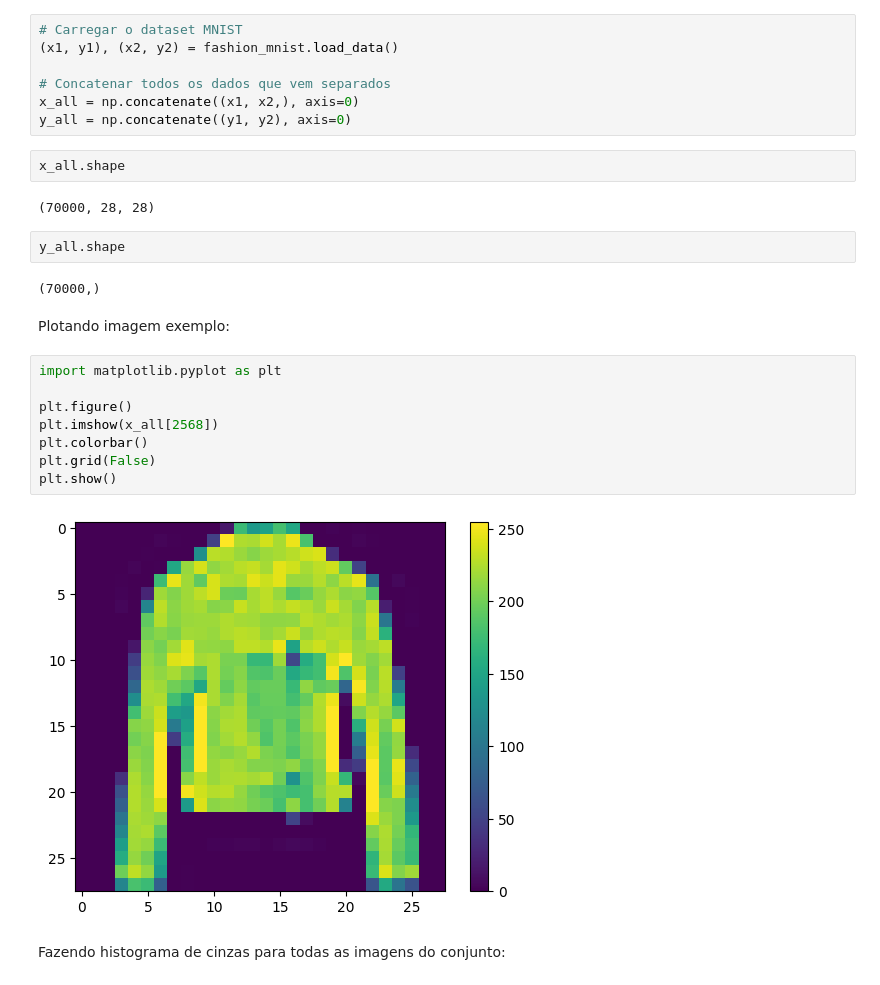
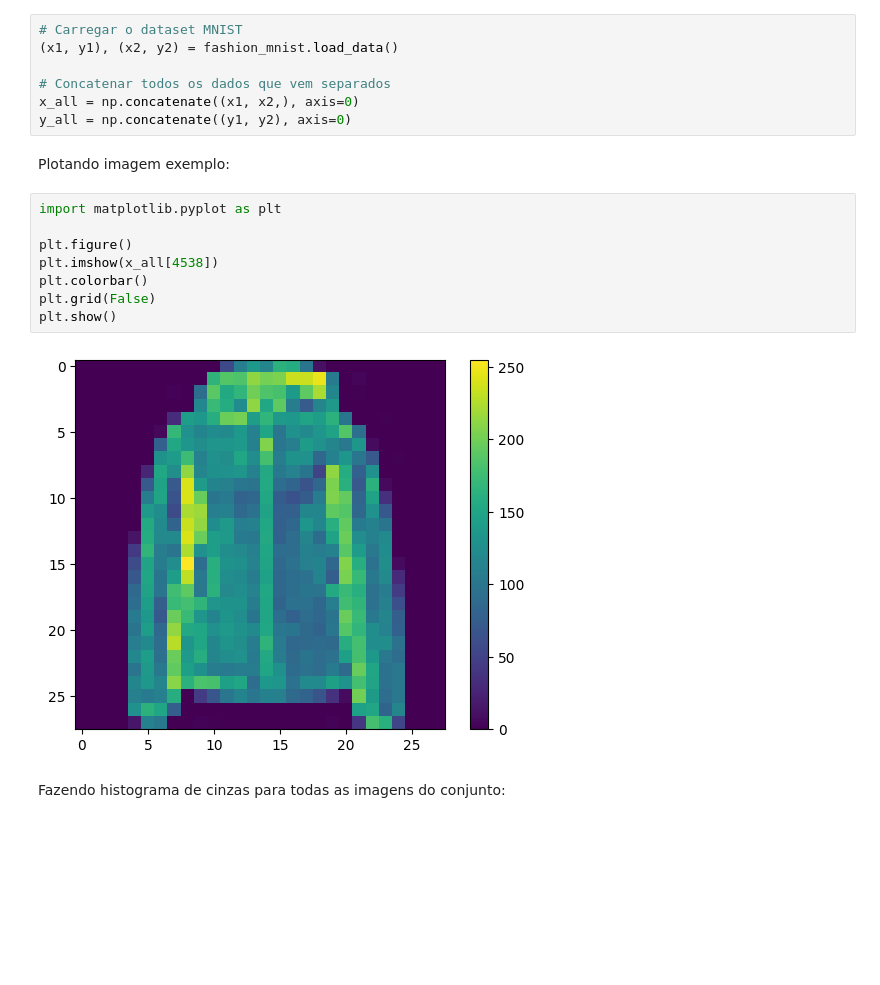
Before and after one commit to lorran-araujo/LNCC, a Jupyter notebook: disciplinas/redes-neurais/codes/lista2/exercicio1.ipynb, the cells around one changed output. Drawn from its saved outputs; the diff is of its cells as text; blank space fills up the shorter version.

```diff
--- a/disciplinas/redes-neurais/codes/lista2/exercicio1.ipynb
+++ b/disciplinas/redes-neurais/codes/lista2/exercicio1.ipynb
@@ -50,26 +51,18 @@ To enable the following instructions: AVX2 AVX_VNNI FMA, in other operations, re
 # Concatenar todos os dados que vem separados
 x_all = np.concatenate((x1, x2,), axis=0)
 y_all = np.concatenate((y1, y2), axis=0)
-# %%
-x_all.shape
-# %% [output]
-(70000, 28, 28)
-# %%
-y_all.shape
-# %% [output]
-(70000,)
 # %% [markdown]
 Plotando imagem exemplo:
 # %%
 import matplotlib.pyplot as plt
 
 plt.figure()
-plt.imshow(x_all[2568])
+plt.imshow(x_all[4538])
 plt.colorbar()
 plt.grid(False)
 plt.show()
 # %% [output]
-[figure, old version]
+[figure, new version]
 # %% [markdown]
 Fazendo histograma de cinzas para todas as imagens do conjunto:
 # %%
```
Also changed, not shown: parts of 25 cells of this notebook, 4 other files.
